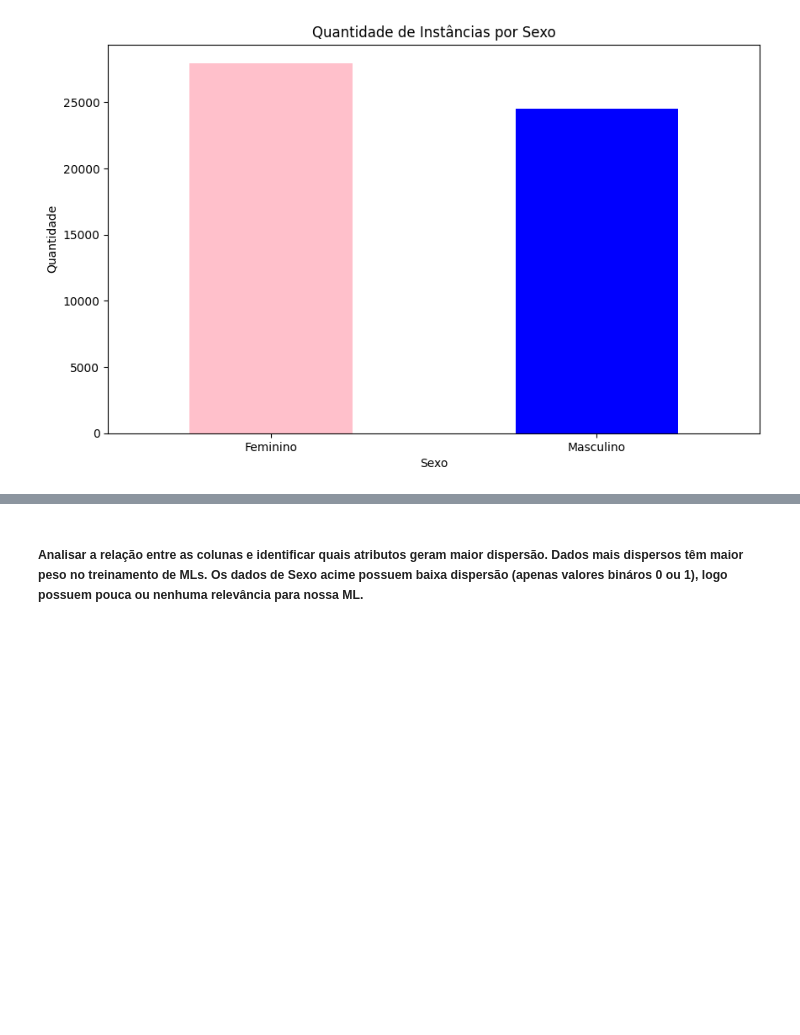
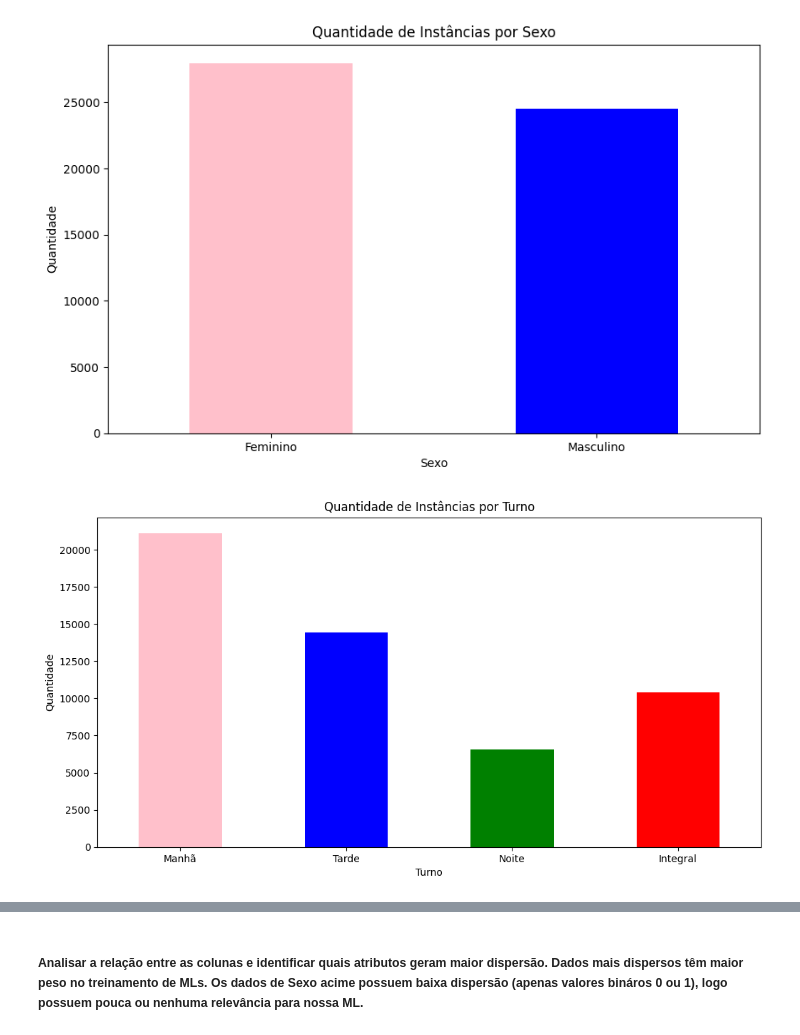
Before and after one commit to Chikrem/datamining_ml_spaece, a Jupyter notebook: SPAECE.ipynb, the cells around one changed output, grey strips where cells are left out. Drawn from its saved outputs; the diff is of its cells as text; code cells hidden in the pictures; blank space fills up the shorter version.

```diff
--- a/SPAECE.ipynb
+++ b/SPAECE.ipynb
@@ -340,3 +388,17 @@ plt.xticks(ticks=[0, 1], labels=['Feminino', 'Masculino'], rotation=0)
 plt.show()
 # %% [output]
 [figure]
+# %%
+# Contar o número de instâncias de cada tipo na coluna 'TURNO ESCOLAR'
+sexo_counts = gnetDf['TURNO ESCOLAR'].value_counts().sort_index()
+
+# Plotar o gráfico de barras
+plt.figure(figsize=(12, 6))
+sexo_counts.plot(kind='bar', color=['pink', 'blue', 'green', 'red'])
+plt.xlabel('Turno')
+plt.ylabel('Quantidade')
+plt.title('Quantidade de Instâncias por Turno')
+plt.xticks(ticks=[0, 1, 2, 3], labels=['Manhã', 'Tarde', 'Noite', 'Integral'], rotation=0)
+plt.show()
+# %% [output]
+[figure, added]
```
Also changed, not shown: parts of 98 cells of this notebook, 10 other files.
